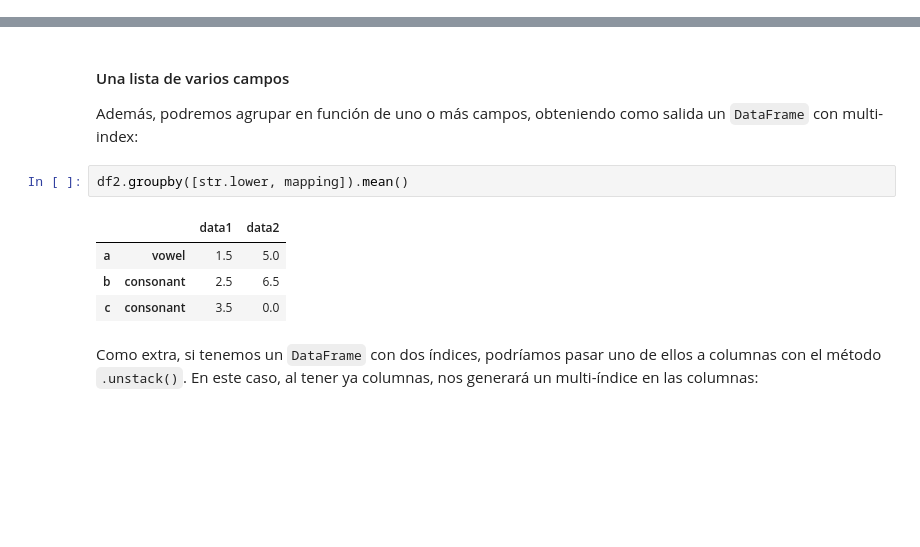
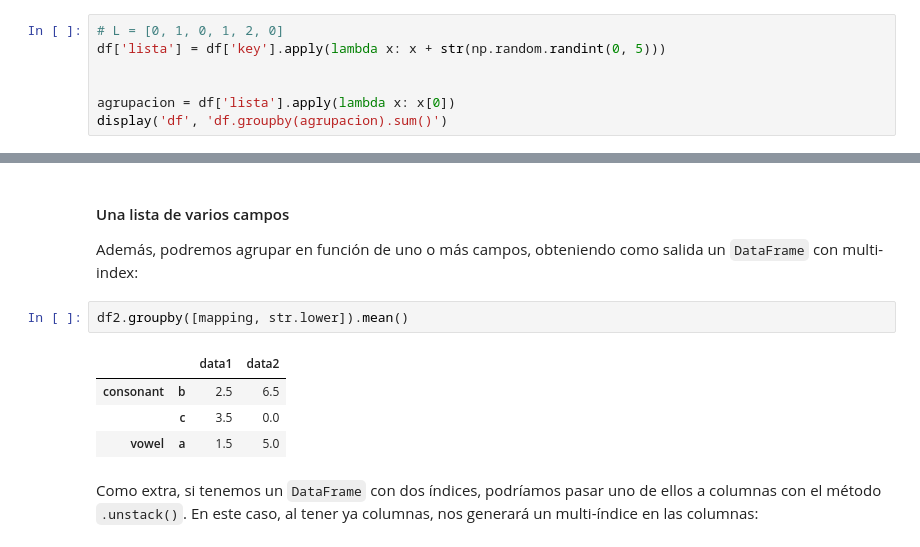
Before and after one commit to JuanDG5/DS-part-time-sep2020, a Jupyter notebook: semana_7/dia_1/1_Pandas_AggregationandGrouping.ipynb, the cells around one changed output, grey strips where cells are left out. Cells and saved outputs as stored; diff of their text form; blank space fills up the shorter version.

```diff
--- a/semana_7/dia_1/1_Pandas_AggregationandGrouping.ipynb
+++ b/semana_7/dia_1/1_Pandas_AggregationandGrouping.ipynb
@@ -646,0 +626,7 @@ df.groupby(L).sum()
+# %%
+# L = [0, 1, 0, 1, 2, 0]
+df['lista'] = df['key'].apply(lambda x: x + str(np.random.randint(0, 5)))
+
+
+agrupacion = df['lista'].apply(lambda x: x[0])
+display('df', 'df.groupby(agrupacion).sum()')
@@ -702,12 +708,12 @@ df2.groupby(str.lower).mean()
 
 Además, podremos agrupar en función de uno o más campos, obteniendo como salida un ``DataFrame`` con multi-index:
 # %%
-df2.groupby([str.lower, mapping]).mean()
+df2.groupby([mapping, str.lower]).mean()
 # %% [output]
 |  |  | data1 | data2 |
-| a | vowel | 1.5 | 5.0 |
-| b | consonant | 2.5 | 6.5 |
-| c | consonant | 3.5 | 0.0 |
+| consonant | b | 2.5 | 6.5 |
+|  | c | 3.5 | 0.0 |
+| vowel | a | 1.5 | 5.0 |
 # %% [markdown]
 Como extra, si tenemos un ``DataFrame`` con dos índices, podríamos pasar uno de ellos a columnas con el método ``.unstack()``. En este caso, al tener ya columnas, nos generará un multi-índice en las columnas:
 # %%
```
Also changed, not shown: parts of 21 cells of this notebook, 5 other files.
